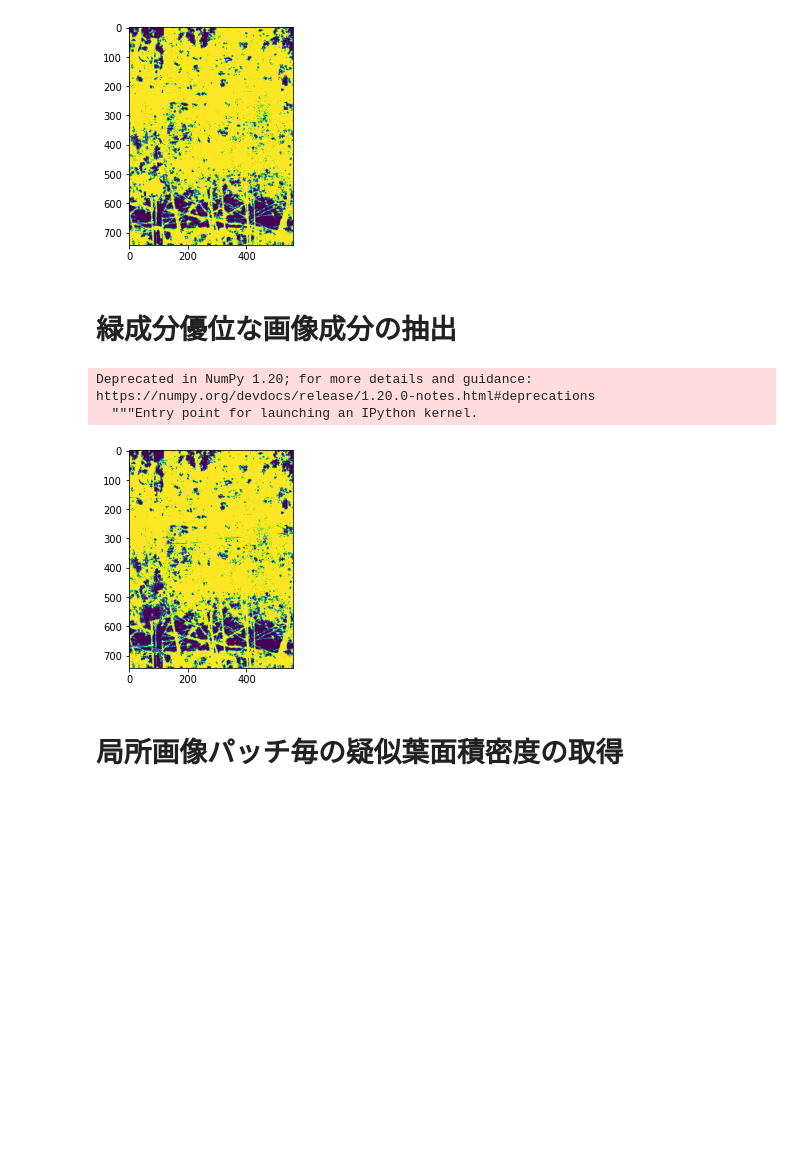
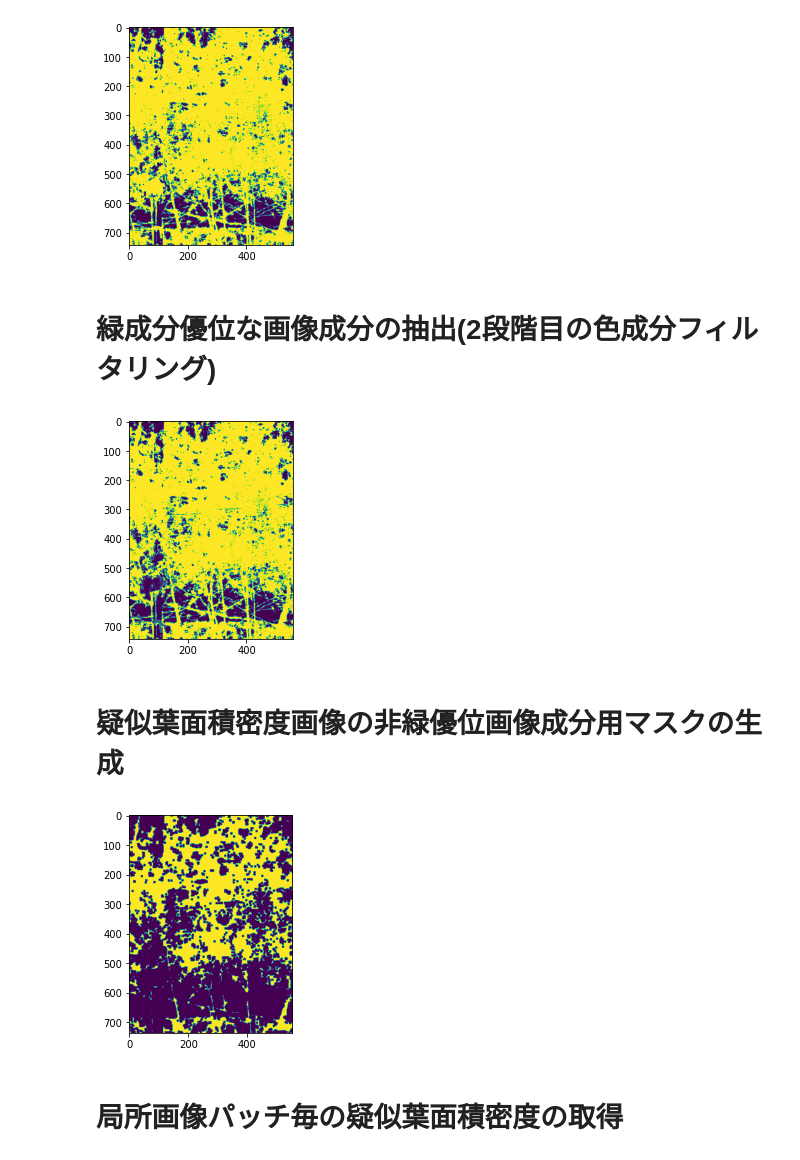
Before and after one commit to teaminaho/pseudo_leaf_density_estimator, a Jupyter notebook: pseudo_leaf_density_estimator/main.ipynb, the cells around one changed output. Saved outputs shown, nothing was run; the diff lists cells and outputs as text; code cells hidden in the pictures; blank space fills up the shorter version.

```diff
--- a/pseudo_leaf_density_estimator/main.ipynb
+++ b/pseudo_leaf_density_estimator/main.ipynb
@@ -43,9 +43,9 @@ show(lsh_mask)
 # %% [output]
 [figure]
 # %% [markdown]
-# 緑成分優位な画像成分の抽出
+# 緑成分優位な画像成分の抽出(2段階目の色成分フィルタリング)
 # %%
-leaf_image_float = leaf_image.astype(np.float) / 255
+leaf_image_float = leaf_image.astype(np.float64) / 255
 leaf_image_float += 10e-8
 lsh_where = np.where(lsh_mask == 0)
 leaf_image_float[lsh_where[0], lsh_where[1], :] = (1.0, 0.1, 1.0)
@@ -57,9 +57,19 @@ mask_green_dominant[is_green_dominant] = 255
 
 show(255 - mask_green_dominant)  # yellow:255 black:0
 # %% [output]
-Deprecated in NumPy 1.20; for more details and guidance: https://numpy.org/devdocs/release/1.20.0-notes.html#deprecations
-  """Entry point for launching an IPython kernel.
 [figure]
+# %% [markdown]
+# 疑似葉面積密度画像の非緑優位画像成分用マスクの生成
+# %%
+patch_size = 7
+size_pooled = np.array(mask_green_dominant.shape) - [patch_size - 1, patch_size - 1]
+patches = extract_patches_2d(mask_green_dominant, (patch_size, patch_size))
+mask_green_dominant_with_pooling = (np.max(patches.reshape((-1, patch_size ** 2)), axis=-1)).reshape(size_pooled)
+mask_green_dominant_with_pooling = mask_green_dominant_with_pooling.astype(np.uint8)
+
+show(255 - mask_green_dominant_with_pooling)  # yellow:255 black:0
+# %% [output]
+[figure, added]
 # %% [markdown]
 # 局所画像パッチ毎の疑似葉面積密度の取得
 # %%
```
Also changed, not shown: parts of 4 cells of this notebook, 1 other file.
